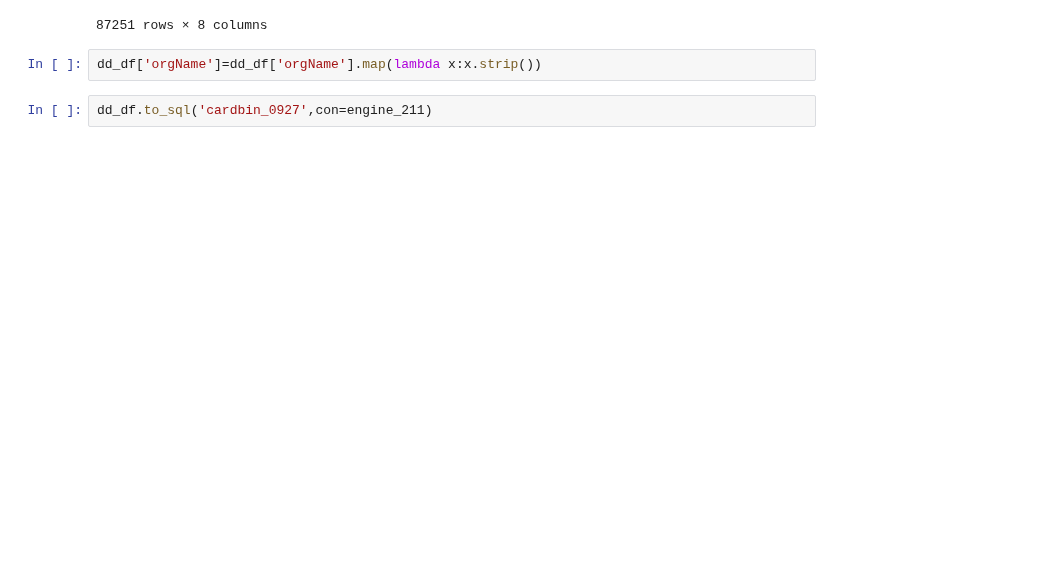
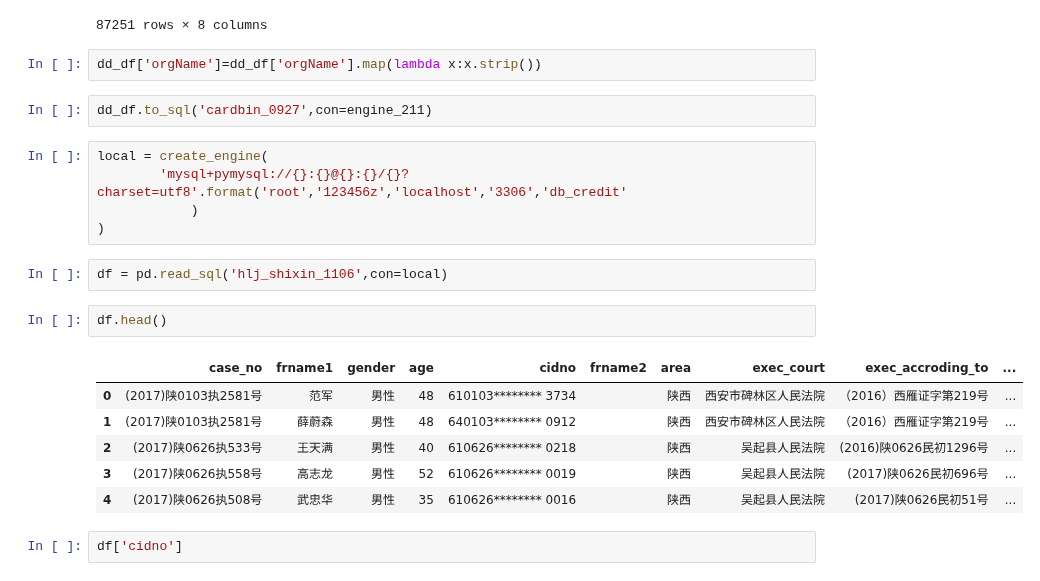
Before and after one commit to barneyElDinosaurio/base_function, a Jupyter notebook: mysql_operation.ipynb, the cells around one changed output. Saved outputs shown, nothing was run; the diff lists cells and outputs as text; blank space fills up the shorter version.

```diff
--- a/mysql_operation.ipynb
+++ b/mysql_operation.ipynb
@@ -300,3 +300,21 @@ dd_df
 dd_df['orgName']=dd_df['orgName'].map(lambda x:x.strip())
 # %%
 dd_df.to_sql('cardbin_0927',con=engine_211)
+# %%
+local = create_engine(
+        'mysql+pymysql://{}:{}@{}:{}/{}?charset=utf8'.format('root','123456z','localhost','3306','db_credit'
+            )
+)
+# %%
+df = pd.read_sql('hlj_shixin_1106',con=local)
+# %%
+df.head()
+# %% [output]
+|  | case_no | frname1 | gender | age | cidno | frname2 | area | exec_court | exec_accroding_to | ... |
+| 0 | (2017)陕0103执2581号 | 范军 | 男性 | 48 | 610103******** 3734 |  | 陕西 | 西安市碑林区人民法院 | （2016）西雁证字第219号 | ... |
+| 1 | (2017)陕0103执2581号 | 薛蔚森 | 男性 | 48 | 640103******** 0912 |  | 陕西 | 西安市碑林区人民法院 | （2016）西雁证字第219号 | ... |
+| 2 | (2017)陕0626执533号 | 王天满 | 男性 | 40 | 610626******** 0218 |  | 陕西 | 吴起县人民法院 | (2016)陕0626民初1296号 | ... |
+| 3 | (2017)陕0626执558号 | 高志龙 | 男性 | 52 | 610626******** 0019 |  | 陕西 | 吴起县人民法院 | (2017)陕0626民初696号 | ... |
+| 4 | (2017)陕0626执508号 | 武忠华 | 男性 | 35 | 610626******** 0016 |  | 陕西 | 吴起县人民法院 | (2017)陕0626民初51号 | ... |
+# %%
+df['cidno']
```
Also changed, not shown: 3 other files.
